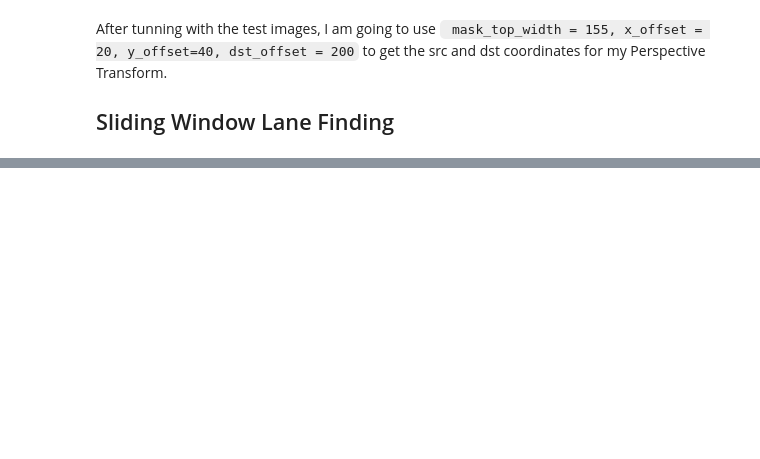
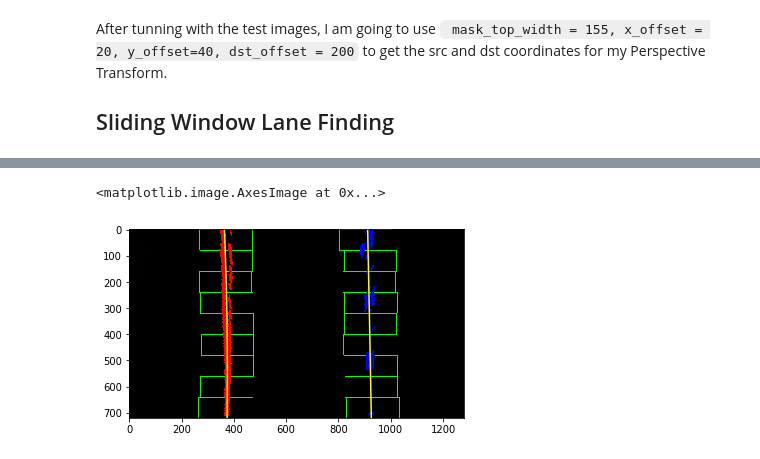
Before and after one commit to Charingchen/CarND-Advance-Lane-Finding, a Jupyter notebook: Advance_pipeline.ipynb, the cells around one changed output, grey strips where cells are left out. Drawn from its saved outputs; the diff is of its cells as text; code cells hidden in the pictures; blank space fills up the shorter version.

```diff
--- a/Advance_pipeline.ipynb
+++ b/Advance_pipeline.ipynb
@@ -266,0 +419,4 @@ After tunning with the test images, I am going to use ` mask_top_width = 155, x_
+# %%
+%time output = fit_polynomial(binary_wrap)
+plt.imshow(output)
+# %% [output]
@@ -266,0 +426,2 @@ After tunning with the test images, I am going to use ` mask_top_width = 155, x_
+<matplotlib.image.AxesImage at 0x...>
+[figure, added]
```
Also changed, not shown: parts of 4 cells of this notebook.
